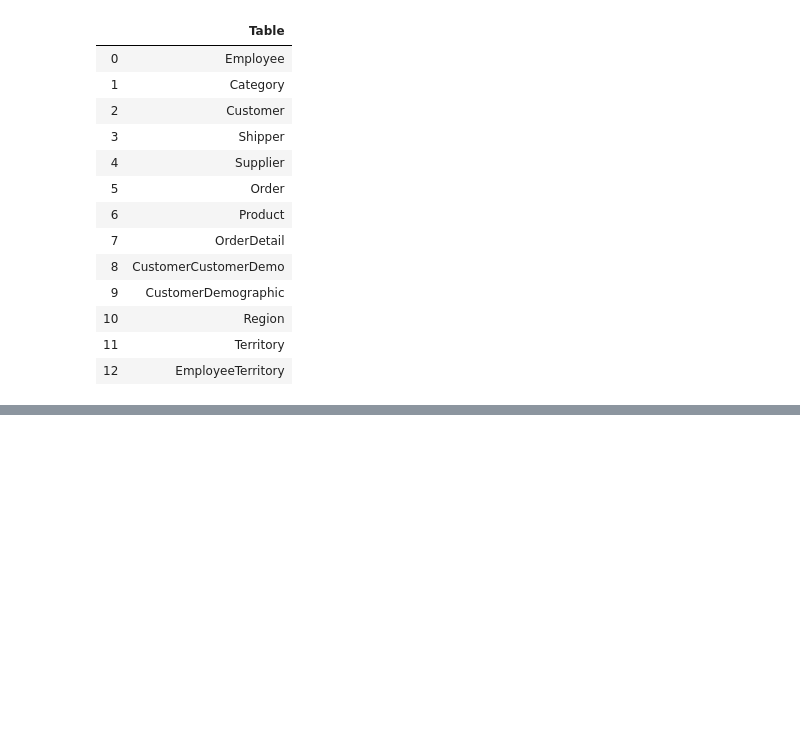
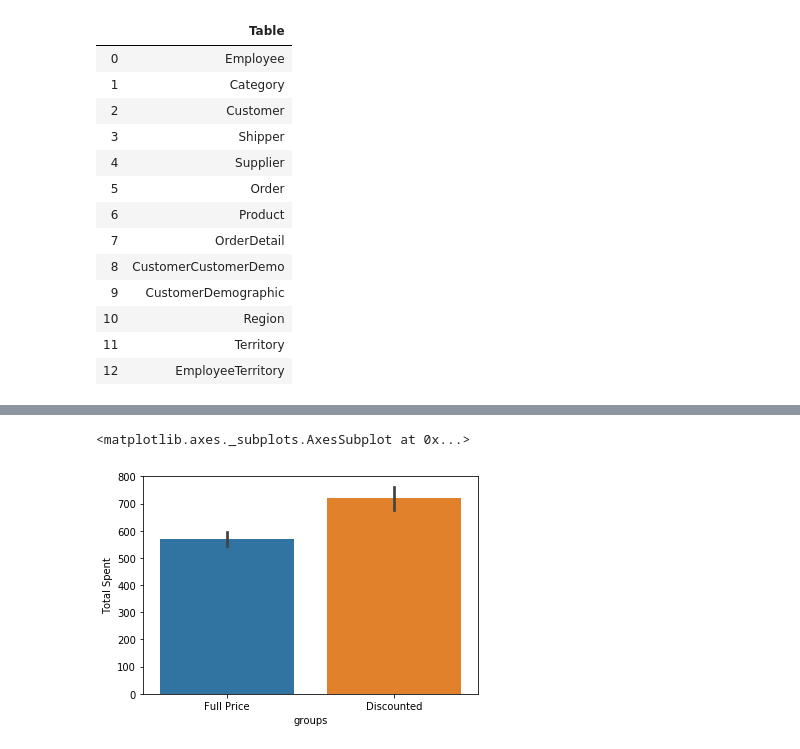
Before and after one commit to jirvingphd/hypothesis_testing_workflow_python, a Jupyter notebook: student.ipynb, the cells around one changed output, grey strips where cells are left out. Drawn from its saved outputs; the diff is of its cells as text; code cells hidden in the pictures; blank space fills up the shorter version.

```diff
--- a/student.ipynb
+++ b/student.ipynb
@@ -69,0 +91,3 @@ df_tables
+# %%
+col_names=[x[0] for x in cur.description]
+col_names
@@ -69,0 +96,3 @@ df_tables
+# %%
+df = pd.DataFrame(cur.fetchall(), columns=col_names)
+df
@@ -69,0 +113,7 @@ df_tables
+# %%
+df['groups'] = df['Discount'] >0
+
+df['groups'] = df['groups'].map({True:'Discounted', False:'Full Price'})
+df['group_num'] = df['groups'].map({'Discounted':1,'Full Price': 0})
+
+df
@@ -69,0 +134,4 @@ df_tables
+# %%
+## create total spent
+df["Total Spent"] = df['UnitPrice'] * df['Quantity']
+df
@@ -69,0 +152,5 @@ df_tables
+# %%
+sns.barplot(data=df, x='groups', y='Total Spent', ci=68 )
+# %% [output]
+<matplotlib.axes._subplots.AxesSubplot at 0x...>
+[figure, added]
```
Also changed, not shown: parts of 33 cells of this notebook, 1 other file.
